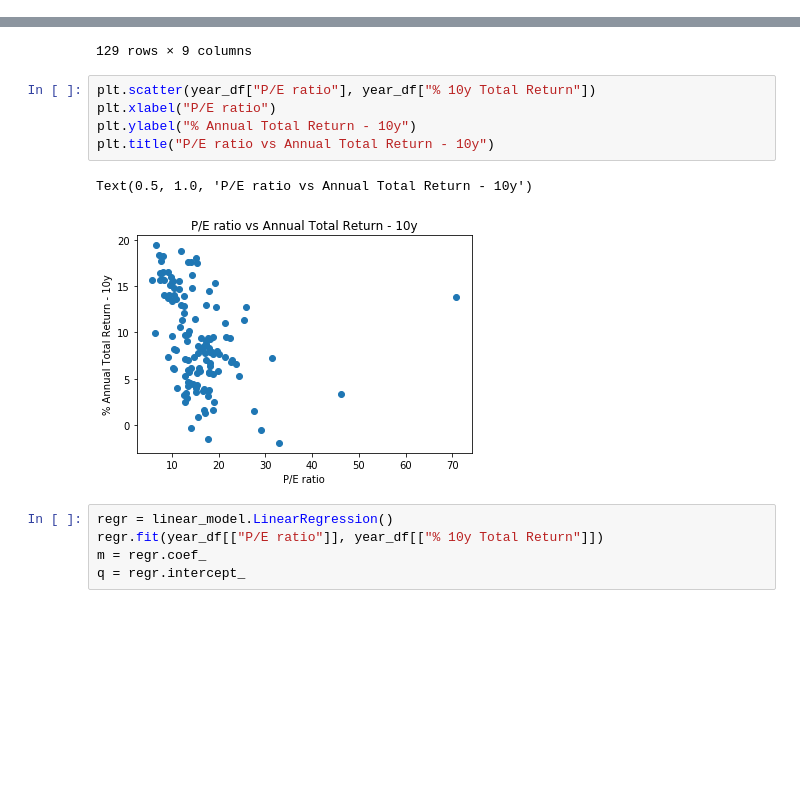
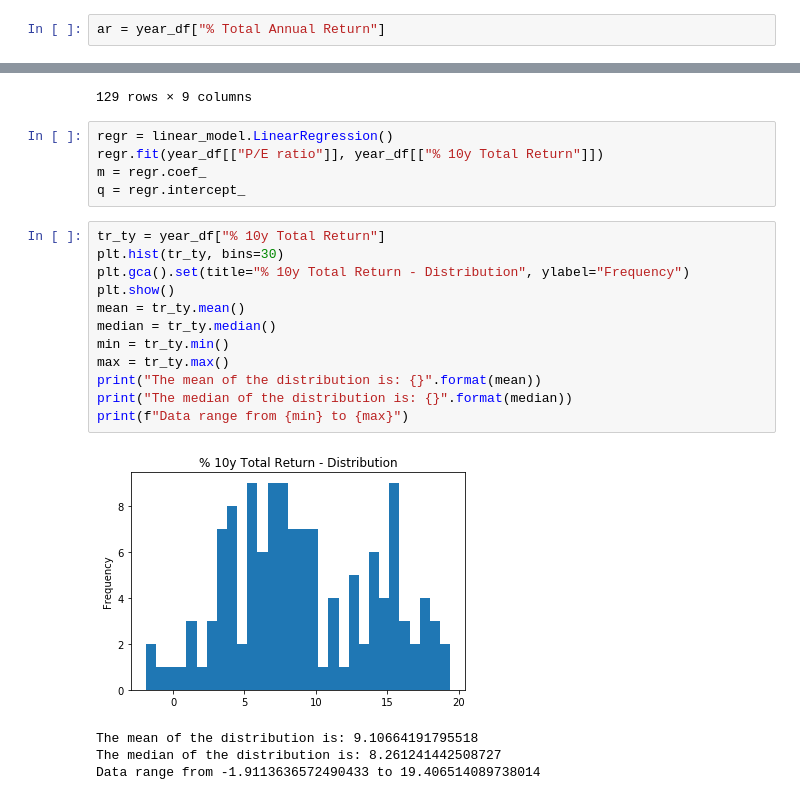
Before and after one commit to emanuelecora/P-E-and-Stock-Market-Return, a Jupyter notebook: Notebook.ipynb, the cells around one changed output, grey strips where cells are left out. Drawn from its saved outputs; the diff is of its cells as text; blank space fills up the shorter version.

```diff
--- a/Notebook.ipynb
+++ b/Notebook.ipynb
@@ -220,6 +220,8 @@ year_df["Annual Return"] = year_df["Starting Price"].shift(periods=-1) - year_df
 year_df["Total Annual Return"] = year_df["Annual Return"] + year_df["Dividends"]
 # %%
 year_df["% Total Annual Return"] = year_df["Total Annual Return"] / year_df["Starting Price"] * 100
+# %%
+ar = year_df["% Total Annual Return"]
 # %%
 year_df["% 10y Total Return"] = (((ar / 100 + 1) * (ar.shift(-1) / 100 + 1) * (ar.shift(-2) / 100 + 1) * (ar.shift(-3) / 100 + 1) * (ar.shift(-4) / 100 + 1) * (ar.shift(-5) / 100 + 1) * (ar.shift(-6) / 100 + 1) * (ar.shift(-7) / 100 + 1) * (ar.shift(-8) / 100 + 1) * (ar.shift(-9) / 100 + 1))**(1/10) - 1) * 100
 # %%
@@ -241,16 +243,25 @@ year_df
 | 2008 | 1378.76 | 877.56 | 28.39 | 24.0223 | 21.4593 | -513.18 | -484.79 | ... |
 | 2009 | 865.58 | 1110.38 | 22.41 | 15.1747 | 70.9104 | 258 | 280.41 | ... |
 129 rows × 9 columns
-# %%
-plt.scatter(year_df["P/E ratio"], year_df["% 10y Total Return"])
-plt.xlabel("P/E ratio")
-plt.ylabel("% Annual Total Return - 10y")
-plt.title("P/E ratio vs Annual Total Return - 10y")
-# %% [output]
-Text(0.5, 1.0, 'P/E ratio vs Annual Total Return - 10y')
-[figure, removed]
 # %%
 regr = linear_model.LinearRegression()
 regr.fit(year_df[["P/E ratio"]], year_df[["% 10y Total Return"]])
 m = regr.coef_
 q = regr.intercept_
+# %%
+tr_ty = year_df["% 10y Total Return"]
+plt.hist(tr_ty, bins=30)
+plt.gca().set(title="% 10y Total Return - Distribution", ylabel="Frequency")
+plt.show()
+mean = tr_ty.mean()
+median = tr_ty.median()
+min = tr_ty.min()
+max = tr_ty.max()
+print("The mean of the distribution is: {}".format(mean))
+print("The median of the distribution is: {}".format(median))
+print(f"Data range from {min} to {max}")
+# %% [output]
+[figure, added]
+The mean of the distribution is: 9.10664191795518
+The median of the distribution is: 8.261241442508727
+Data range from -1.9113636572490433 to 19.406514089738014
```
Also changed, not shown: parts of 7 cells of this notebook.
